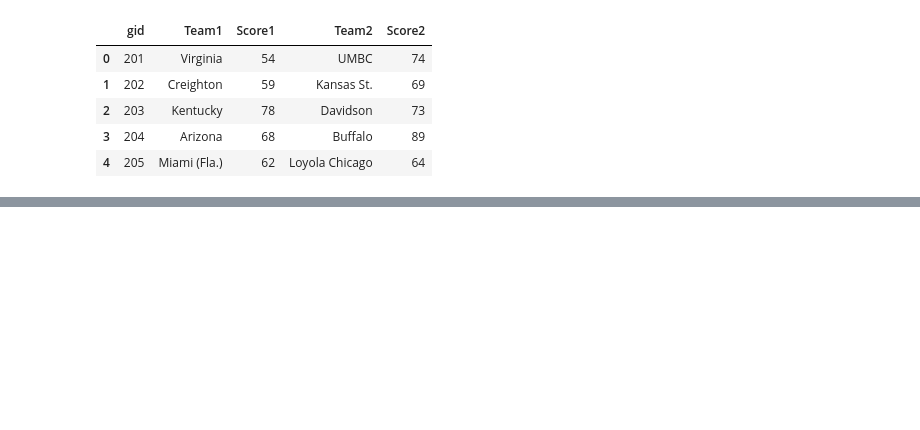
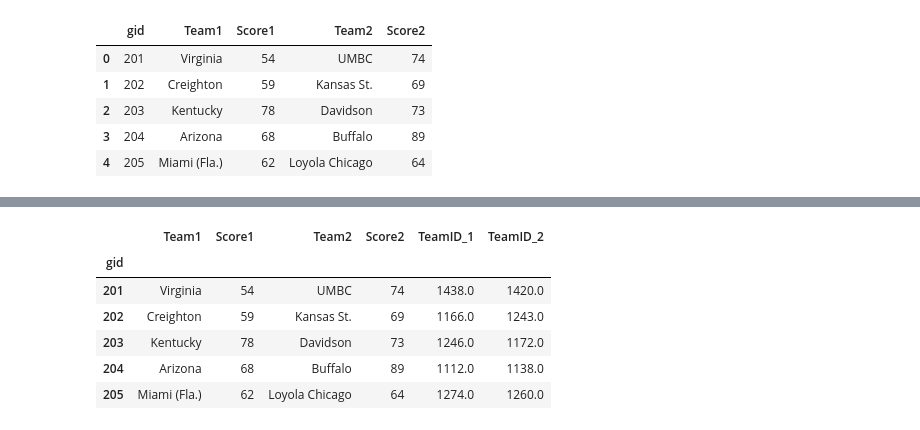
Before and after one commit to elyliu/mids-w207-final_proj-ncaa, a Jupyter notebook: Steve/Scrape 2018 Tourney Results.ipynb, the cells around one changed output, grey strips where cells are left out. Drawn from its saved outputs; the diff is of its cells as text; code cells hidden in the pictures; blank space fills up the shorter version.

```diff
--- a/Steve/Scrape 2018 Tourney Results.ipynb
+++ b/Steve/Scrape 2018 Tourney Results.ipynb
@@ -46,0 +58,21 @@ UnicodeDecodeError: 'utf-8' codec can't decode byte 0x92 in position 12: invalid
+# %%
+df_results['team1_lower'] = df_results['Team1'].str.lower()
+df_results['team2_lower'] = df_results['Team2'].str.lower()
+
+df_id = pd.merge(df_results, spellings, how='left', left_on='team1_lower', right_on='TeamNameSpelling')
+df_id.rename(columns={'TeamID': 'TeamID_1'}, inplace=True)
+
+df_id2 = pd.merge(df_id, spellings, how='left', left_on='team2_lower', right_on='TeamNameSpelling')
+df_id2.rename(columns={'TeamID': 'TeamID_2'}, inplace=True)
+
+df_id2.drop(['TeamNameSpelling_x', 'TeamNameSpelling_y', 'team1_lower', 'team2_lower'], axis=1, inplace=True)
+df_id2.set_index('gid', inplace=True)
+df_id2.head()
+# %% [output]
+|  | Team1 | Score1 | Team2 | Score2 | TeamID_1 | TeamID_2 |
+| gid |  |  |  |  |  |  |
+| 201 | Virginia | 54 | UMBC | 74 | 1438.0 | 1420.0 |
+| 202 | Creighton | 59 | Kansas St. | 69 | 1166.0 | 1243.0 |
+| 203 | Kentucky | 78 | Davidson | 73 | 1246.0 | 1172.0 |
+| 204 | Arizona | 68 | Buffalo | 89 | 1112.0 | 1138.0 |
+| 205 | Miami (Fla.) | 62 | Loyola Chicago | 64 | 1274.0 | 1260.0 |
```
Also changed, not shown: parts of 10 cells of this notebook, 2 other files.
